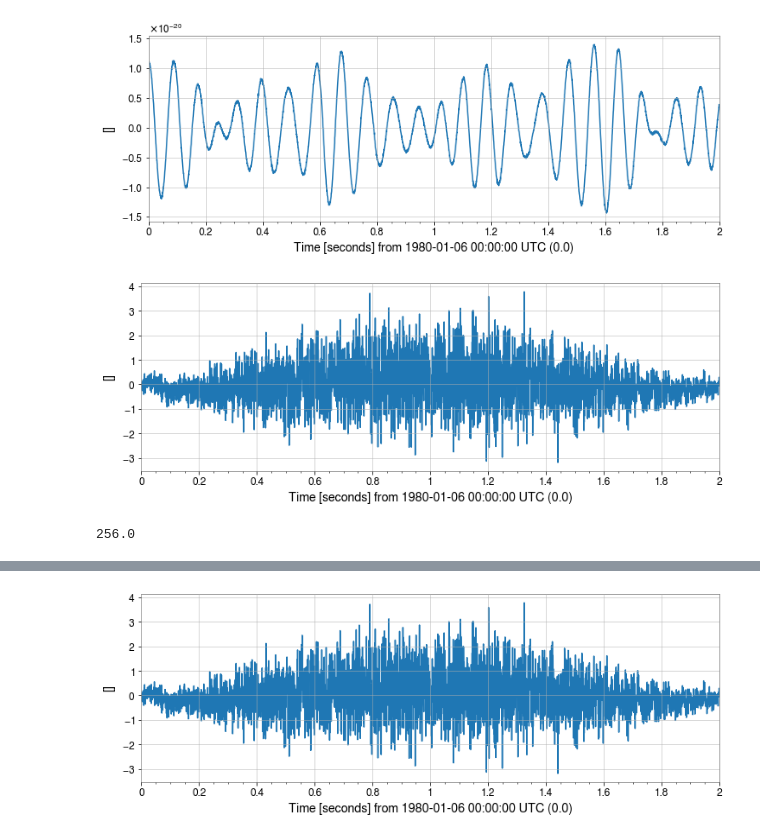
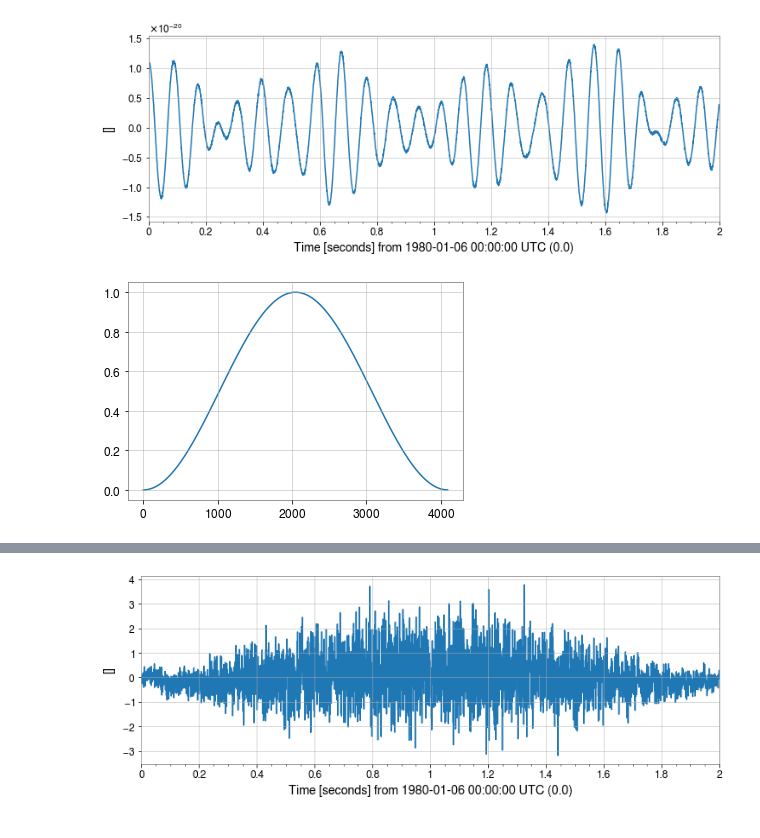
Before and after one commit to SiddharthPatel45/gravitational-wave-detection, a Jupyter notebook: code/gw-detection-analysis.ipynb, the cells around one changed output, grey strips where cells are left out. Cells and saved outputs as stored; diff of their text form; code cells hidden in the pictures.

```diff
--- a/code/gw-detection-analysis.ipynb
+++ b/code/gw-detection-analysis.ipynb
@@ -168,13 +223,11 @@ ax = plot.gca()
 ax.set_xlim(0, 2);
 # %% [output]
 [figure]
-# %%
-plot = sample_gw_ts.whiten(window=('hanning')).plot()
-ax = plot.gca()
-ax.set_xlim(0, 2);
-# %% [output]
-[figure, removed]
-# %%
-2048/8
-# %% [output]
-256.0
+# %%
+# get a window of lenght of the signal
+from scipy.signal import hann
+hann_win = hann(sample_rate*signal_length, False)
+# %%
+plt.plot(hann_win);
+# %% [output]
+[figure, added]
```
Also changed, not shown: parts of 34 cells of this notebook.
